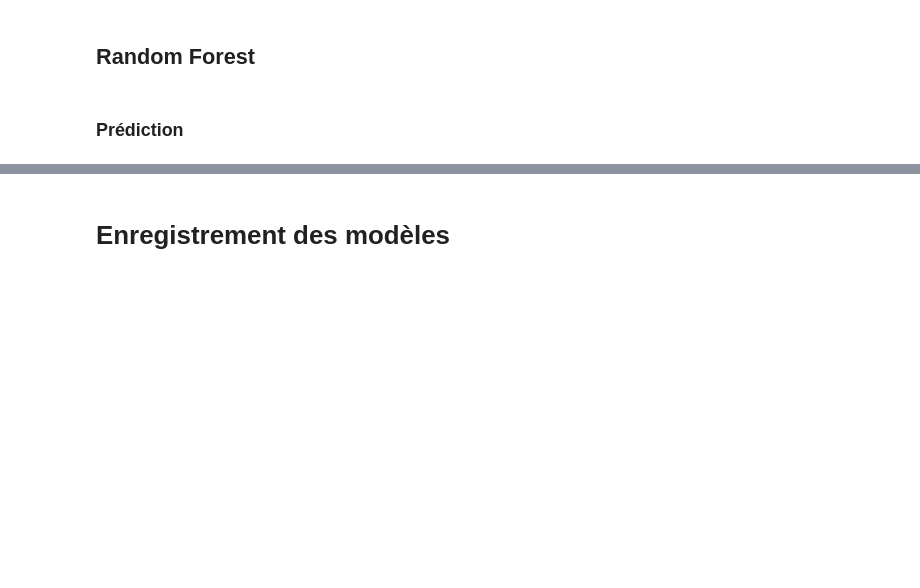
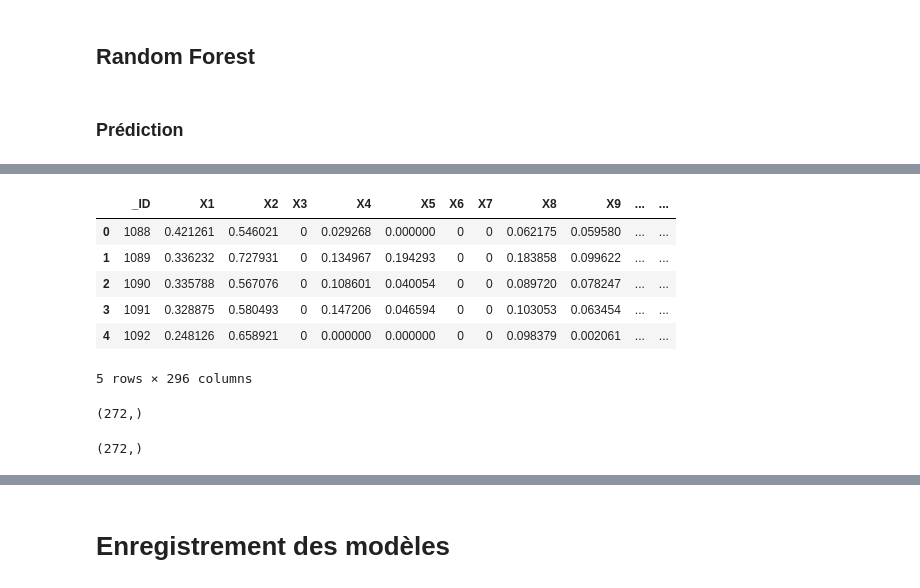
Before and after one commit to GuillaumeBarree/challenge-ENS, a Jupyter notebook: notebooks/random_forest.ipynb, the cells around one changed output, grey strips where cells are left out. Cells and saved outputs as stored; diff of their text form; code cells hidden in the pictures; blank space fills up the shorter version.

```diff
--- a/notebooks/random_forest.ipynb
+++ b/notebooks/random_forest.ipynb
@@ -115,0 +118,18 @@ plt.show()
+# %%
+data_files = os.listdir('../data/test')
+
+for datafile in tqdm.tqdm(data_files):
+    if "input" in datafile:
+        test_data = pd.read_csv(
+            os.path.join('../data/test', datafile), delimiter=",", decimal="."
+        )
+
+test_data.head()
+# %% [output]
+|  | _ID | X1 | X2 | X3 | X4 | X5 | X6 | X7 | X8 | X9 | ... | ... |
+| 0 | 1088 | 0.421261 | 0.546021 | 0 | 0.029268 | 0.000000 | 0 | 0 | 0.062175 | 0.059580 | ... | ... |
+| 1 | 1089 | 0.336232 | 0.727931 | 0 | 0.134967 | 0.194293 | 0 | 0 | 0.183858 | 0.099622 | ... | ... |
+| 2 | 1090 | 0.335788 | 0.567076 | 0 | 0.108601 | 0.040054 | 0 | 0 | 0.089720 | 0.078247 | ... | ... |
+| 3 | 1091 | 0.328875 | 0.580493 | 0 | 0.147206 | 0.046594 | 0 | 0 | 0.103053 | 0.063454 | ... | ... |
+| 4 | 1092 | 0.248126 | 0.658921 | 0 | 0.000000 | 0.000000 | 0 | 0 | 0.098379 | 0.002061 | ... | ... |
+5 rows × 296 columns
@@ -115,0 +138,9 @@ plt.show()
+# %%
+y_pred_test = rfr.predict(x_test)
+y_pred_test.shape
+# %% [output]
+(272,)
+# %%
+test_data['_ID'].to_numpy().shape
+# %% [output]
+(272,)
```
Also changed, not shown: parts of 7 cells of this notebook, 8 other files.
